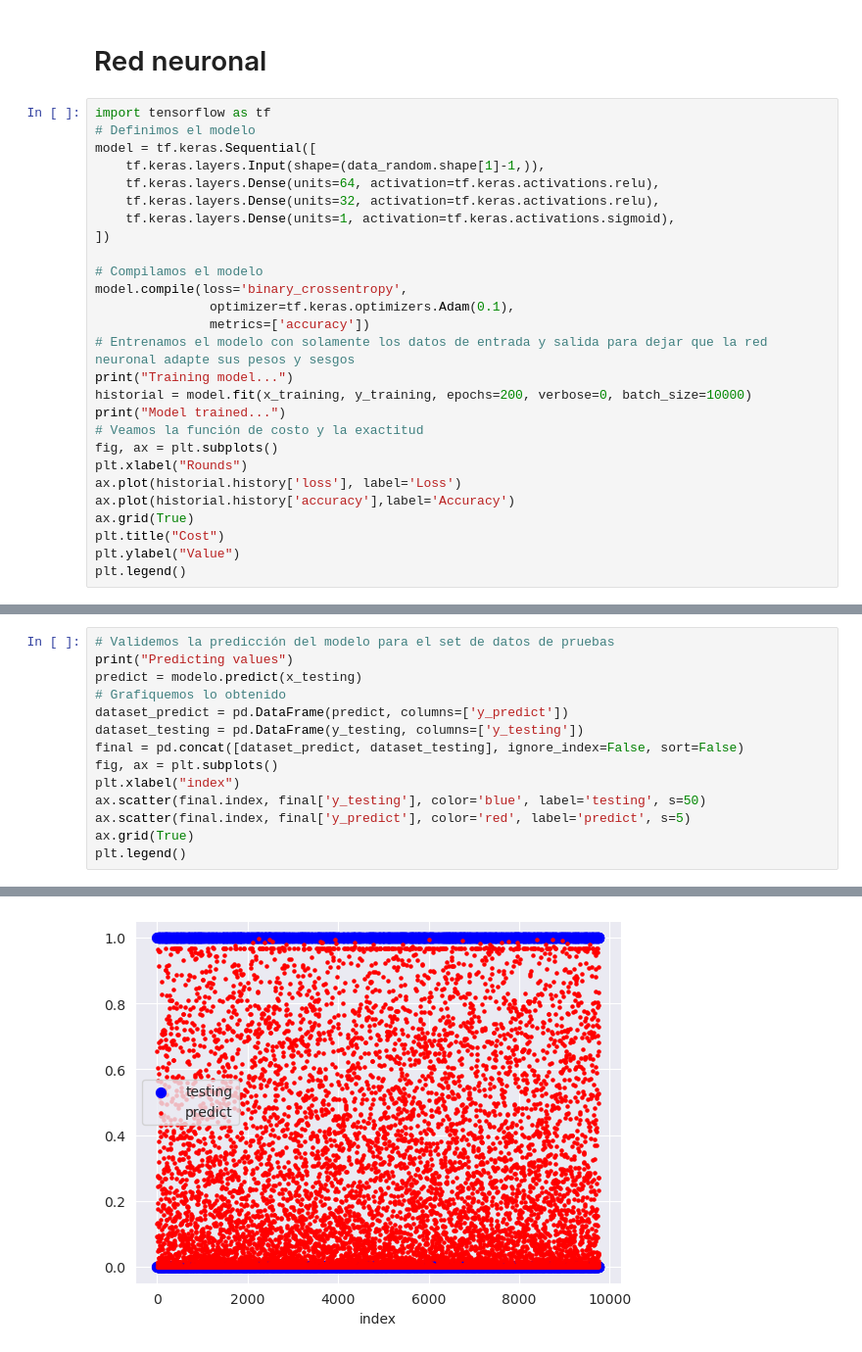
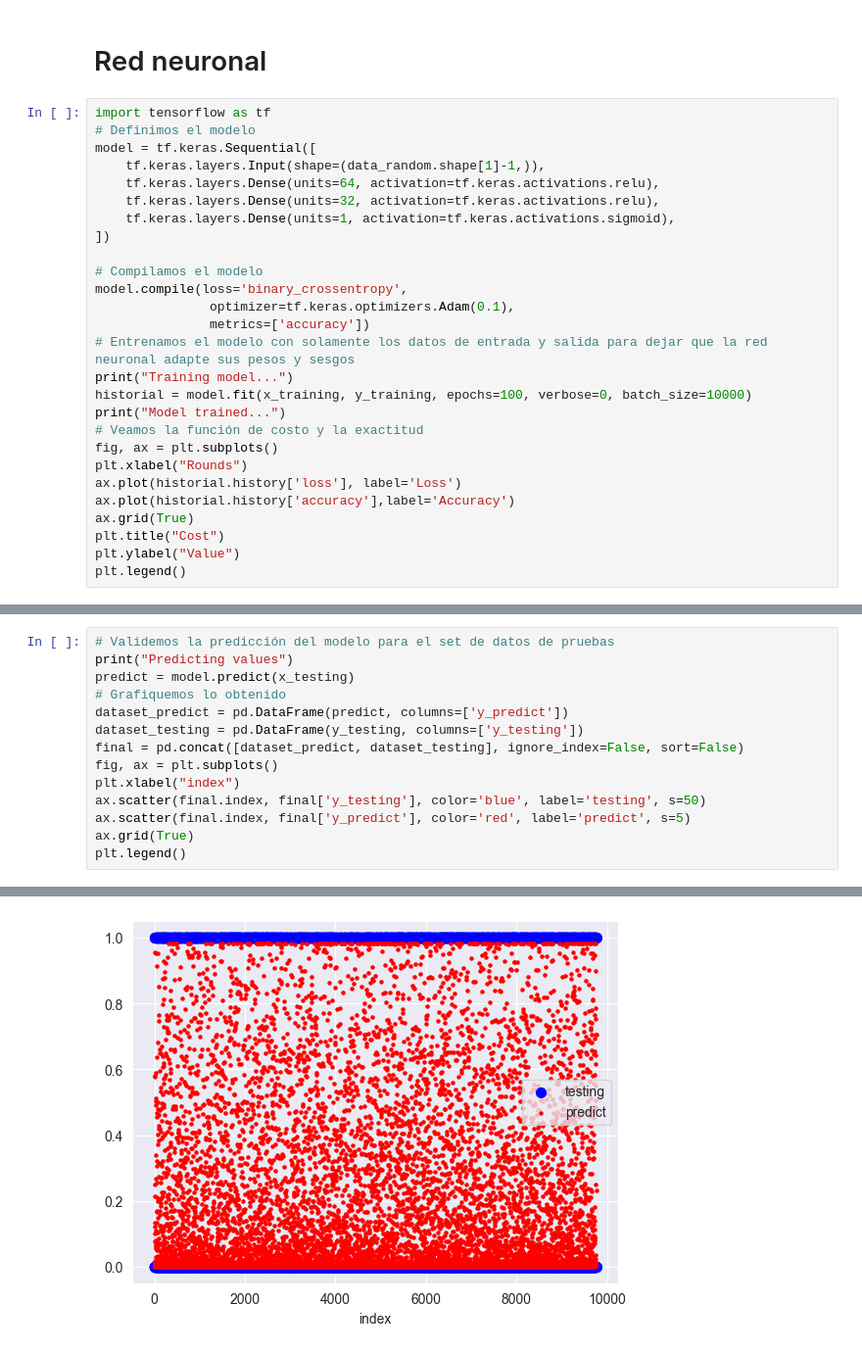
Before and after one commit to leoliscanoa/redes-neuronales, a Jupyter notebook: 00006 - census-income-regression.ipynb, the cells around one changed output, grey strips where cells are left out. Shown at 98% size. Drawn from its saved outputs; the diff is of its cells as text.

```diff
--- a/00006 - census-income-regression.ipynb
+++ b/00006 - census-income-regression.ipynb
@@ -332,7 +332,7 @@ model.compile(loss='binary_crossentropy',
                metrics=['accuracy'])
 # Entrenamos el modelo con solamente los datos de entrada y salida para dejar que la red neuronal adapte sus pesos y sesgos
 print("Training model...")
-historial = model.fit(x_training, y_training, epochs=200, verbose=0, batch_size=10000)
+historial = model.fit(x_training, y_training, epochs=100, verbose=0, batch_size=10000)
 print("Model trained...")
 # Veamos la función de costo y la exactitud
 fig, ax = plt.subplots()
@@ -357,7 +357,7 @@ modelo.evaluate(x_testing, y_testing)
 # %%
 # Validemos la predicción del modelo para el set de datos de pruebas
 print("Predicting values")
-predict = modelo.predict(x_testing)
+predict = model.predict(x_testing)
 # Grafiquemos lo obtenido
 dataset_predict = pd.DataFrame(predict, columns=['y_predict'])
 dataset_testing = pd.DataFrame(y_testing, columns=['y_testing'])
@@ -374,2 +374,2 @@ Predicting values
 <matplotlib.legend.Legend at 0x...>
-[figure, old version]
+[figure, new version]
```
Also changed, not shown: parts of 7 cells of this notebook, 1 other file.
